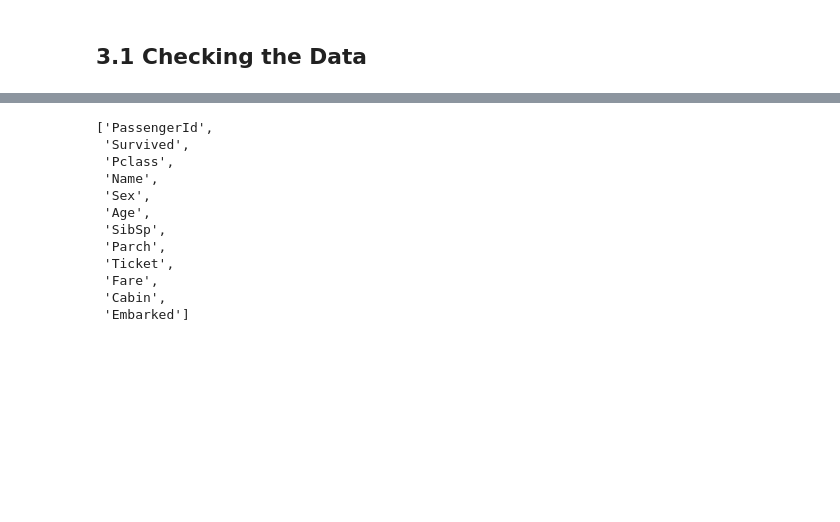
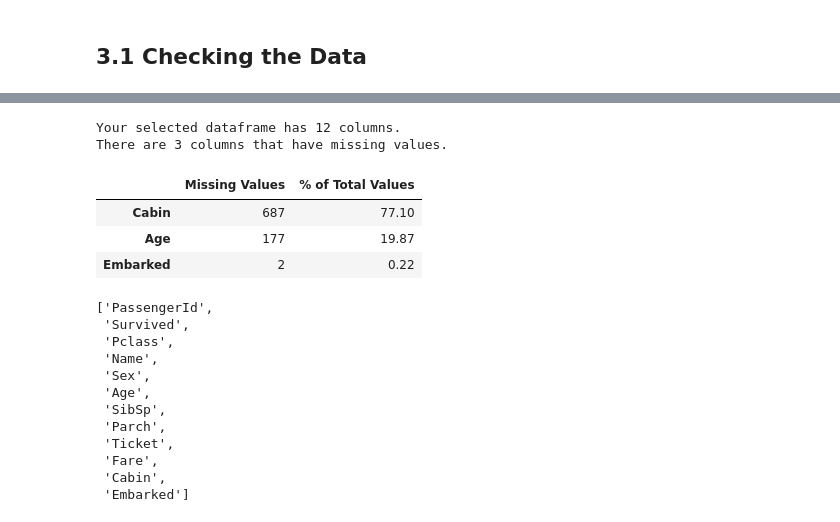
Before and after one commit to SamwelJane/Titanic-Disaster-Prediction_ML, a Jupyter notebook: Titanic_Predict.ipynb, the cells around one changed output, grey strips where cells are left out. Cells and saved outputs as stored; diff of their text form; code cells hidden in the pictures; blank space fills up the shorter version.

```diff
--- a/Titanic_Predict.ipynb
+++ b/Titanic_Predict.ipynb
@@ -123,3 +118,12 @@ def missing_values_table(train):
+# %%
+missing_values_table(train)
+# %% [output]
+Your selected dataframe has 12 columns.
+There are 3 columns that have missing values.
+|  | Missing Values | % of Total Values |
+| Cabin | 687 | 77.10 |
+| Age | 177 | 19.87 |
+| Embarked | 2 | 0.22 |
 # %%
 # listinf all columns in train dataset
 list(train)
```
Also changed, not shown: parts of 43 cells of this notebook.
